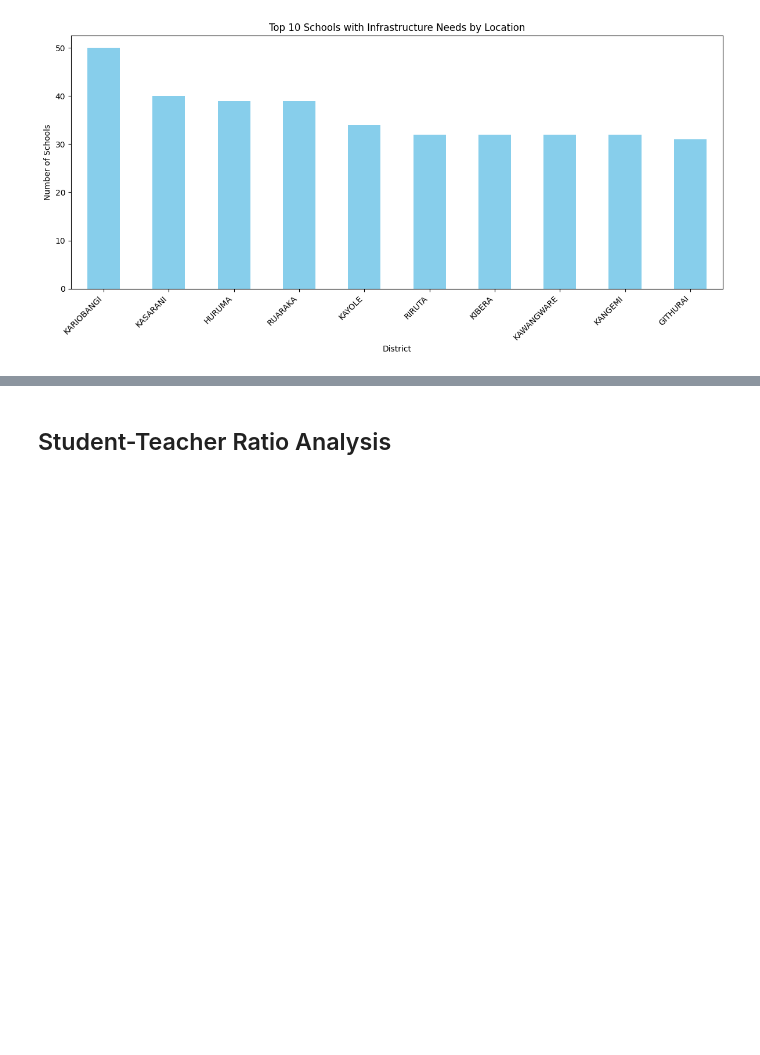
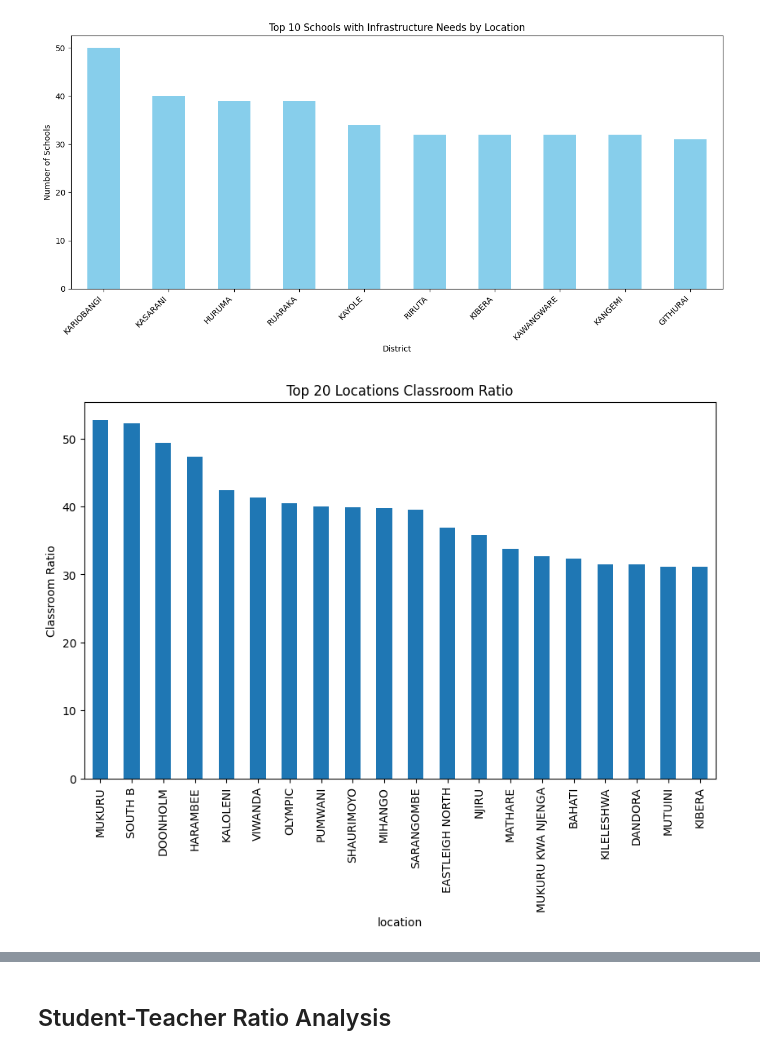
Before and after one commit to michellejuliet/Quality-Education-Analysis, a Jupyter notebook: Nairobi_Pry_Schools_Analysis.ipynb, the cells around one changed output, grey strips where cells are left out. Saved outputs shown, nothing was run; the diff lists cells and outputs as text; code cells hidden in the pictures; blank space fills up the shorter version.

```diff
--- a/Nairobi_Pry_Schools_Analysis.ipynb
+++ b/Nairobi_Pry_Schools_Analysis.ipynb
@@ -464,3 +464,21 @@ plt.tight_layout()
 plt.show()
 # %% [output]
 [figure]
+# %%
+#Grouping by location and calculating the average
+avg_grouped=df.groupby('location')['classroom_student_ratio'].mean()
+
+#Top 20 locations
+top_20_locations=avg_grouped.sort_values(ascending=False).head(20)
+
+#Plotting the barchart
+ax= top_20_locations.plot(kind='bar', figsize=(10,6))
+
+ax.set_title('Top 20 Locations Classroom Ratio')
+ax.set_xlabel('location')
+ax.set_ylabel('Classroom Ratio')
+
+
+plt.show()
+# %% [output]
+[figure, added]
```
Also changed, not shown: parts of 1 cell of this notebook.
